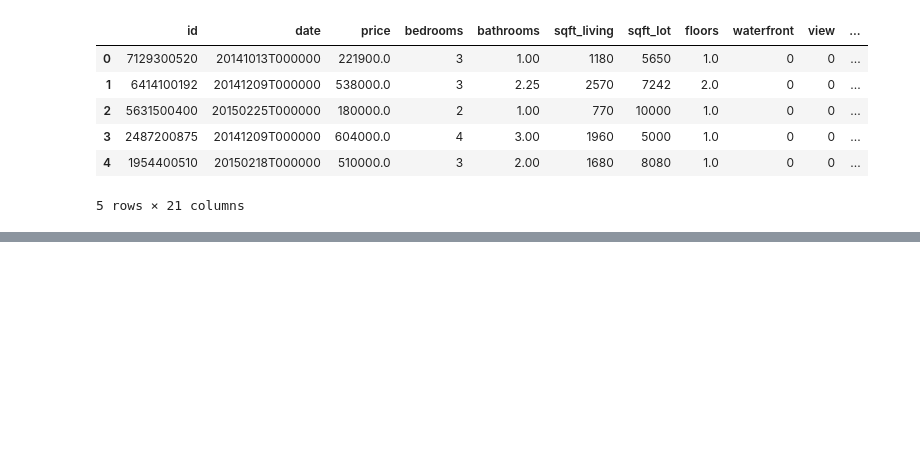
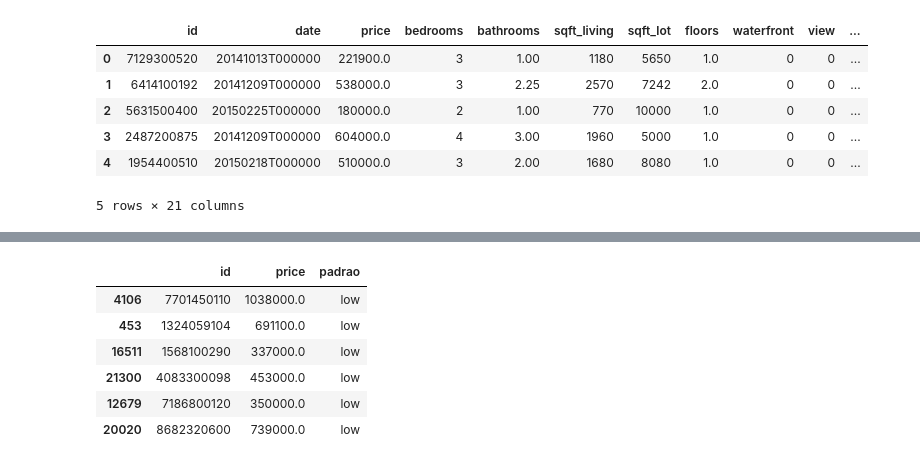
Before and after one commit to TiagoSolon/House_Rocket_Sales, a Jupyter notebook: TESTE_COMM_PYTHON.ipynb, the cells around one changed output, grey strips where cells are left out. Saved outputs shown, nothing was run; the diff lists cells and outputs as text; code cells hidden in the pictures; blank space fills up the shorter version.

```diff
--- a/TESTE_COMM_PYTHON.ipynb
+++ b/TESTE_COMM_PYTHON.ipynb
@@ -45,6 +78,16 @@ conditionlist = [
     (df['price']  > 5000000)]
 choicelist = ['low', 'mid', 'high']
 df['padrao'] = np.select(conditionlist, choicelist, default='not specified')
+# %%
+df[['id','price','padrao']].sample(6)
+# %% [output]
+|  | id | price | padrao |
+| 4106 | 7701450110 | 1038000.0 | low |
+| 453 | 1324059104 | 691100.0 | low |
+| 16511 | 1568100290 | 337000.0 | low |
+| 21300 | 4083300098 | 453000.0 | low |
+| 12679 | 7186800120 | 350000.0 | low |
+| 20020 | 8682320600 | 739000.0 | low |
 # %%
 # use um dos comandos abaixo para contar a frequencia de valores em uma coluna
 
```
Also changed, not shown: parts of 21 cells of this notebook, 4 other files.
